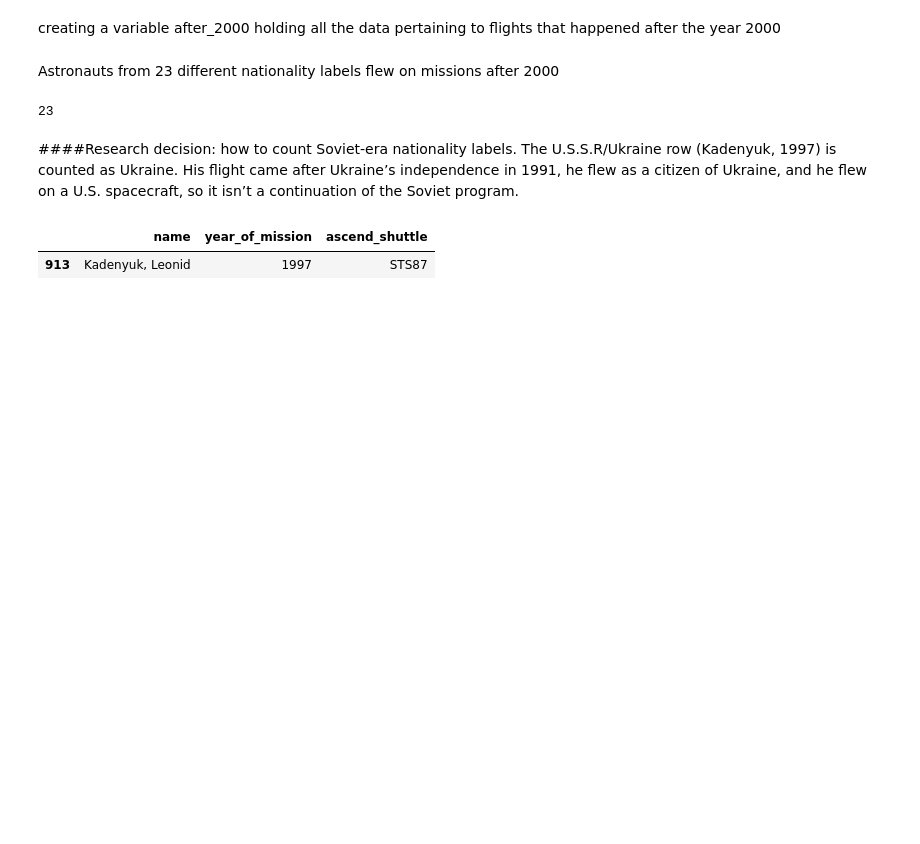
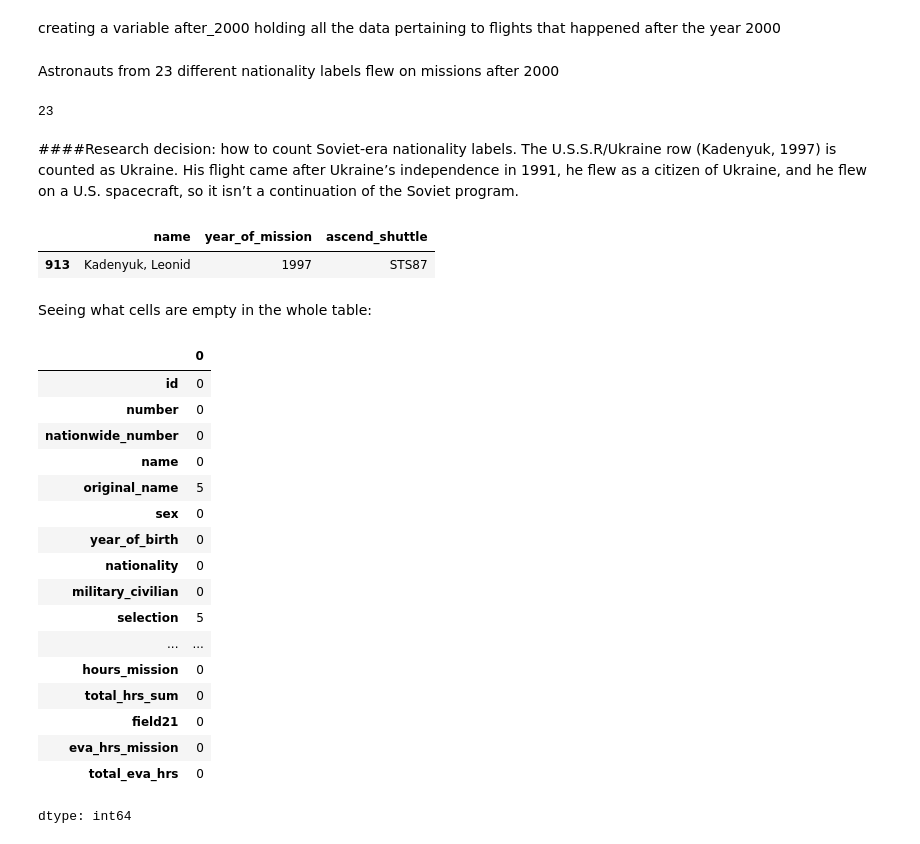
Before and after one commit to MayaVolkov/astronaut-missions-analysis, a Jupyter notebook: Astronaut_Mission_Analysis_.ipynb, the cells around one changed output. Saved outputs shown, nothing was run; the diff lists cells and outputs as text; code cells hidden in the pictures; blank space fills up the shorter version.

```diff
--- a/Astronaut_Mission_Analysis_.ipynb
+++ b/Astronaut_Mission_Analysis_.ipynb
@@ -111,3 +111,26 @@ ukraine[ukraine_columns].head(10)
 # %% [output]
 |  | name | year_of_mission | ascend_shuttle |
 | 913 | Kadenyuk, Leonid | 1997 | STS87 |
+# %% [markdown]
+Seeing what cells are empty in the whole table:
+# %%
+data_table_2020.isnull().sum()
+# %% [output]
+|  | 0 |
+| id | 0 |
+| number | 0 |
+| nationwide_number | 0 |
+| name | 0 |
+| original_name | 5 |
+| sex | 0 |
+| year_of_birth | 0 |
+| nationality | 0 |
+| military_civilian | 0 |
+| selection | 5 |
+| ... | ... |
+| hours_mission | 0 |
+| total_hrs_sum | 0 |
+| field21 | 0 |
+| eva_hrs_mission | 0 |
+| total_eva_hrs | 0 |
+dtype: int64
```
Also changed, not shown: parts of 14 cells of this notebook.
